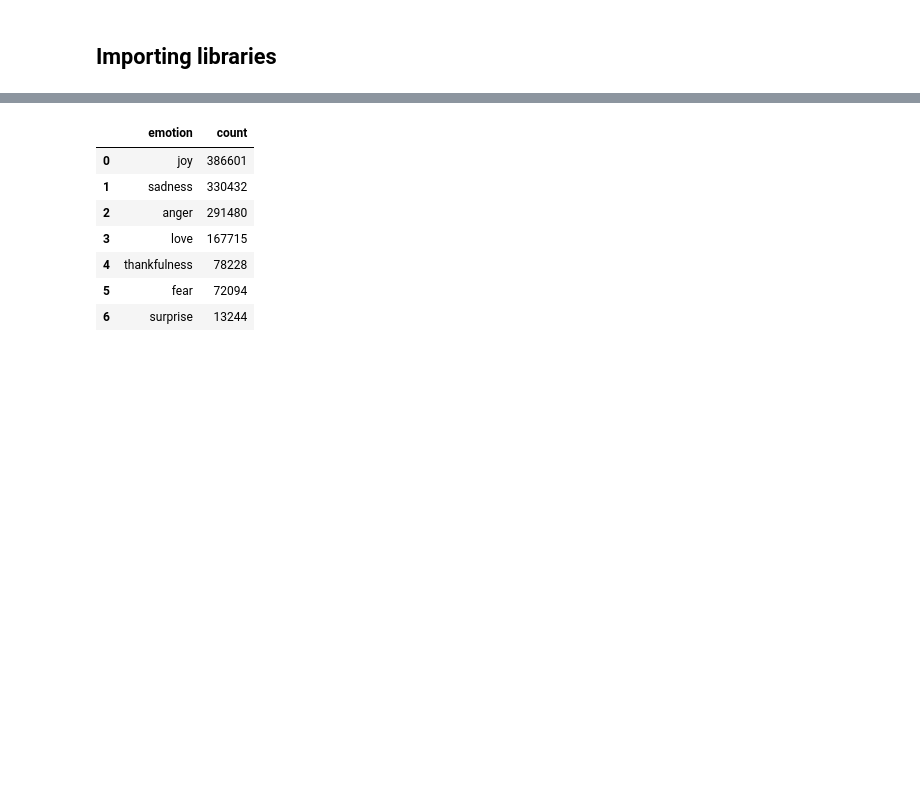
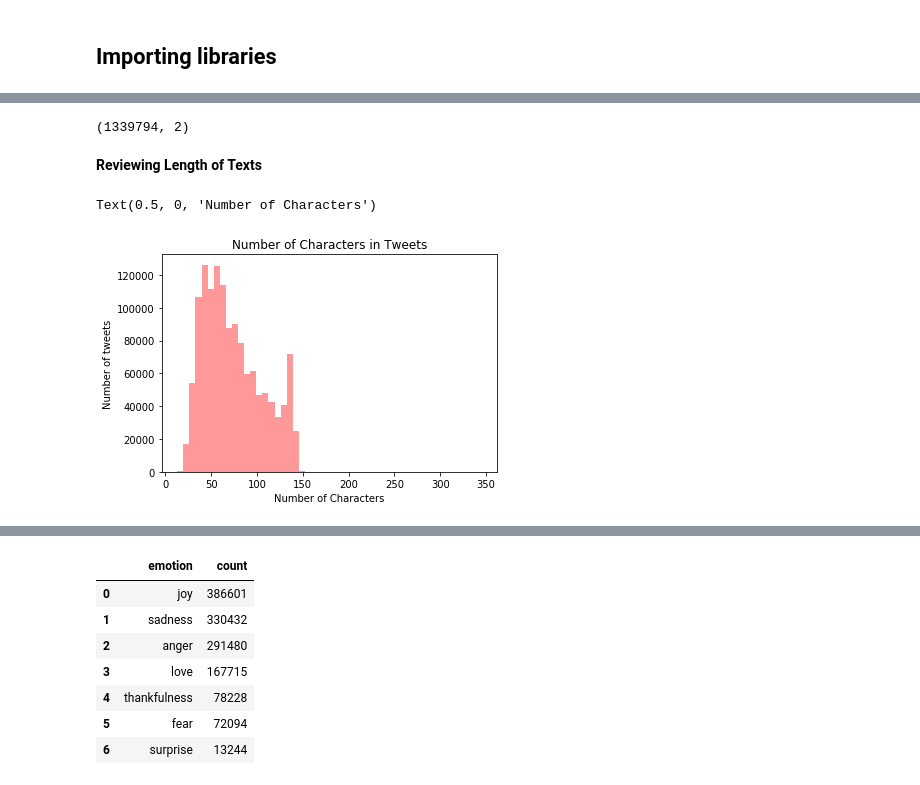
Before and after one commit to mrodzlgd/Emotion-Detection-on-Twitter-Posts, a Jupyter notebook: 03-Data_Analysis_and_Pre-processing.ipynb, the cells around one changed output, grey strips where cells are left out. Drawn from its saved outputs; the diff is of its cells as text; code cells hidden in the pictures; blank space fills up the shorter version.

```diff
--- a/03-Data_Analysis_and_Pre-processing.ipynb
+++ b/03-Data_Analysis_and_Pre-processing.ipynb
@@ -99,0 +37,20 @@ twitter_df = pd.read_sql_query("SELECT text,emotion FROM emotions;", conn)
+# %%
+twitter_df.shape
+# %% [output]
+(1339794, 2)
+# %% [markdown]
+__Reviewing Length of Texts__
+# %%
+twitter_df['len']= twitter_df['text'].apply(lambda x: len(x))
+# %%
+#Distribution of text lenghts
+
+sns.distplot(twitter_df['len'],
+            color = 'Red',
+            kde=False)
+plt.title("Number of Characters in Tweets")
+plt.ylabel('Number of tweets')
+plt.xlabel('Number of Characters',)
+# %% [output]
+Text(0.5, 0, 'Number of Characters')
+[figure, added]
```
Also changed, not shown: parts of 72 cells of this notebook, 1 other file.
